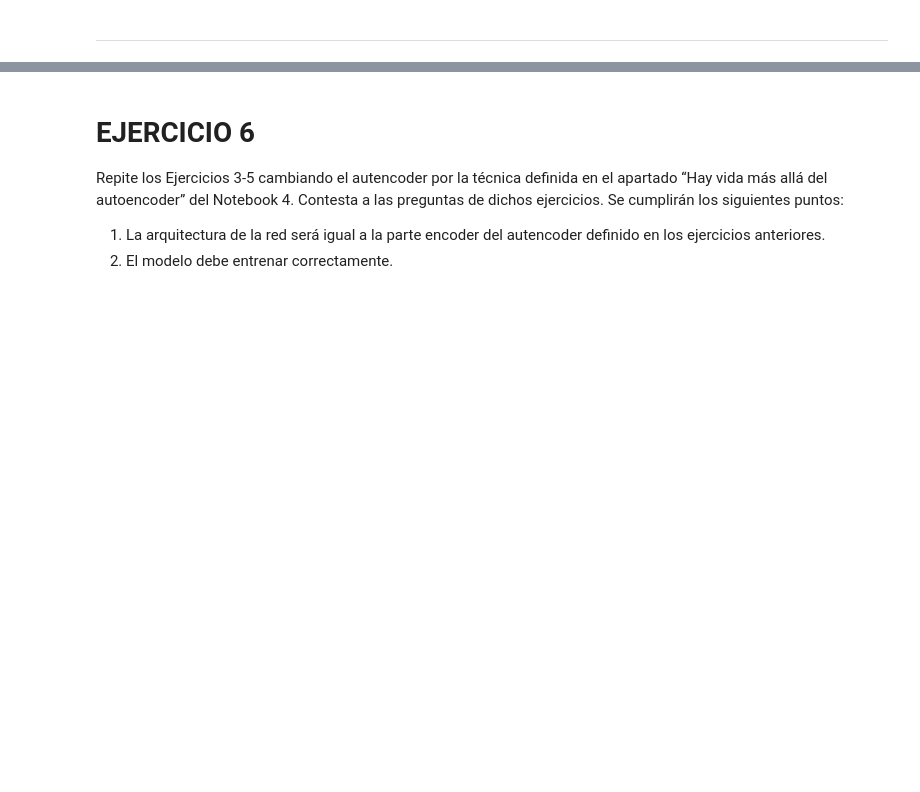
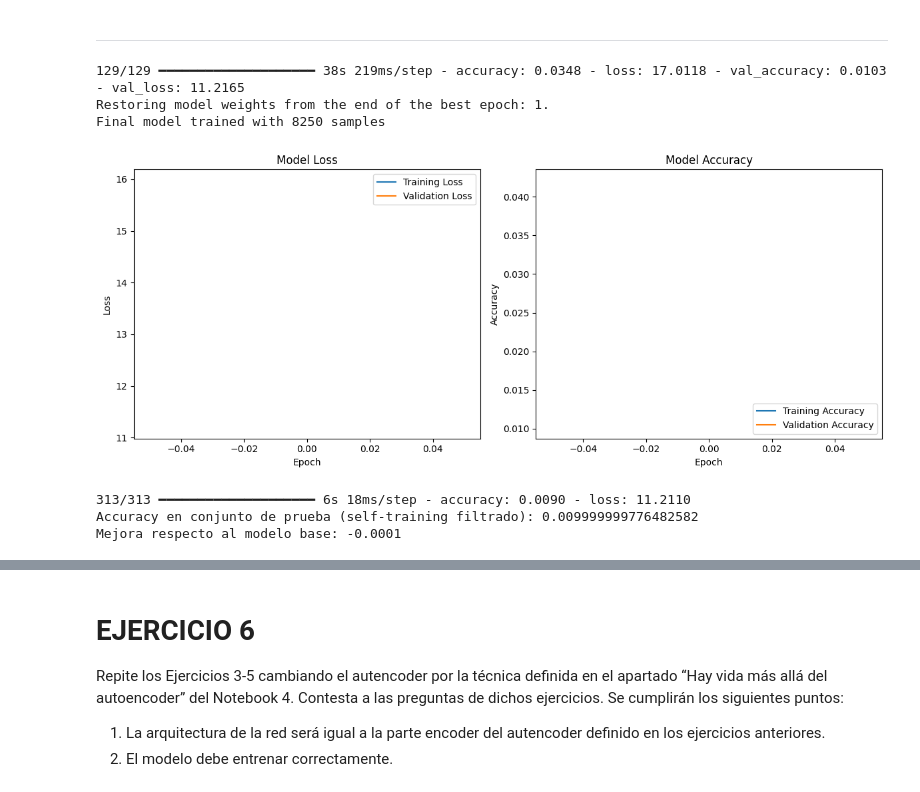
Before and after one commit to PepeRoConde/3year2sem, a Jupyter notebook: maai/p2/main_final.ipynb, the cells around one changed output, grey strips where cells are left out. Saved outputs shown, nothing was run; the diff lists cells and outputs as text; code cells hidden in the pictures; blank space fills up the shorter version.

```diff
--- a/maai/p2/main_final.ipynb
+++ b/maai/p2/main_final.ipynb
@@ -83,3 +120,5 @@ print(f"Mejora respecto al modelo base: {final_accuracy - test_accuracy:.4f}")
+# %%
+unlabeled_train, x_train, y_train, x_val, y_val, x_test, y_test, one_hot_train, one_hot_val, one_hot_test = DatasetProcess.load_dataset()
 # %% [markdown]
 # EJERCICIO 3
 
@@ -166,6 +228,6 @@ anomalyDetector = AnomalyDetector(input_shape=(32,32,3),
                         dropout_prob=0.0)
 anomalyDetector.fit(x_train,
           batch_size=256,
-          epochs=2,
+          epochs=1,
           delta=.025,
           steps=100)
@@ -181,18 +257,27 @@ Ahora que tenemos los datos filtrados, repetimos
 # %%
 ### Ejercicio 2 con datos filtrados
 model_self_filtered = ConvModel.self_training_v2(
     model_func=create_model,
-    x_train=x_train_labeled,
-    y_train=y_train_labeled,
+    x_train=x_train,
+    y_train=y_train,
     unlabeled_data=filtered_unlabeled_train,
     validation_data=(x_val, y_val),
     thresh=0.8,
     train_epochs=1
 )
 
 # Evaluar los modelos filtrados
 test_accuracy_self_filtered = model_self_filtered.score(x_test, y_test)
 print(f"Accuracy en conjunto de prueba (self-training filtrado): {test_accuracy_self_filtered}")
+print(f"Mejora respecto al modelo base: {test_accuracy_self_filtered - base_accuracy:.4f}")
+# %% [output]
+129/129 ━━━━━━━━━━━━━━━━━━━━ 38s 219ms/step - accuracy: 0.0348 - loss: 17.0118 - val_accuracy: 0.0103 - val_loss: 11.2165
+Restoring model weights from the end of the best epoch: 1.
+Final model trained with 8250 samples
+[figure, added]
+313/313 ━━━━━━━━━━━━━━━━━━━━ 6s 18ms/step - accuracy: 0.0090 - loss: 11.2110
+Accuracy en conjunto de prueba (self-training filtrado): 0.009999999776482582
+Mejora respecto al modelo base: -0.0001
 # %%
 # Ejercicio 3 con datos filtrados
 autoencoder_filtered = TwoStepAutoEncoder(
```
Also changed, not shown: parts of 21 cells of this notebook, 2 other files.
